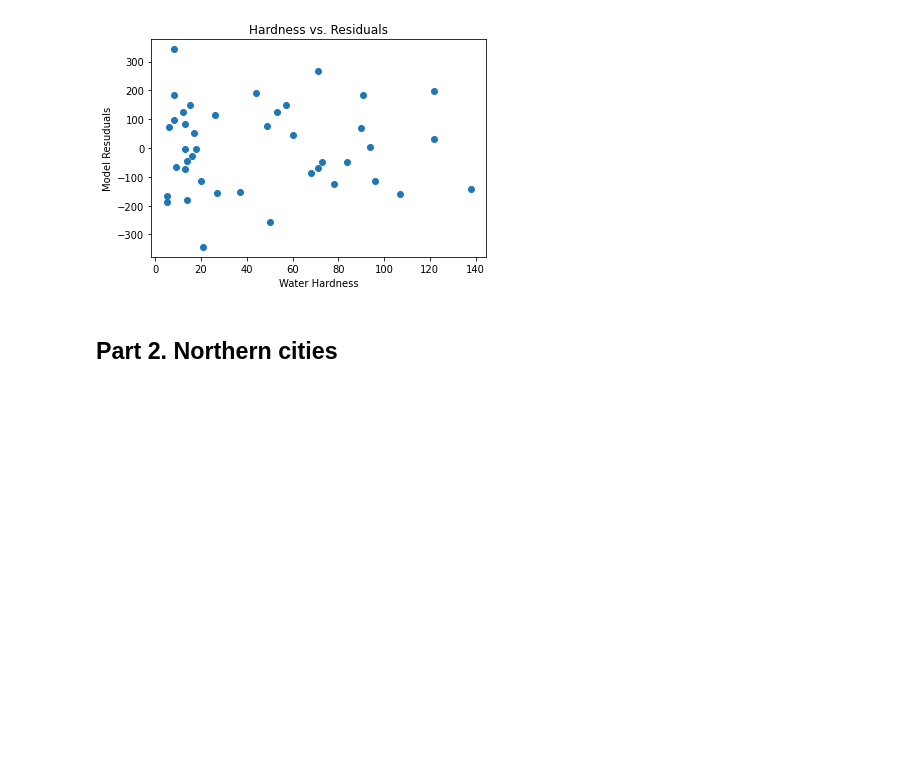
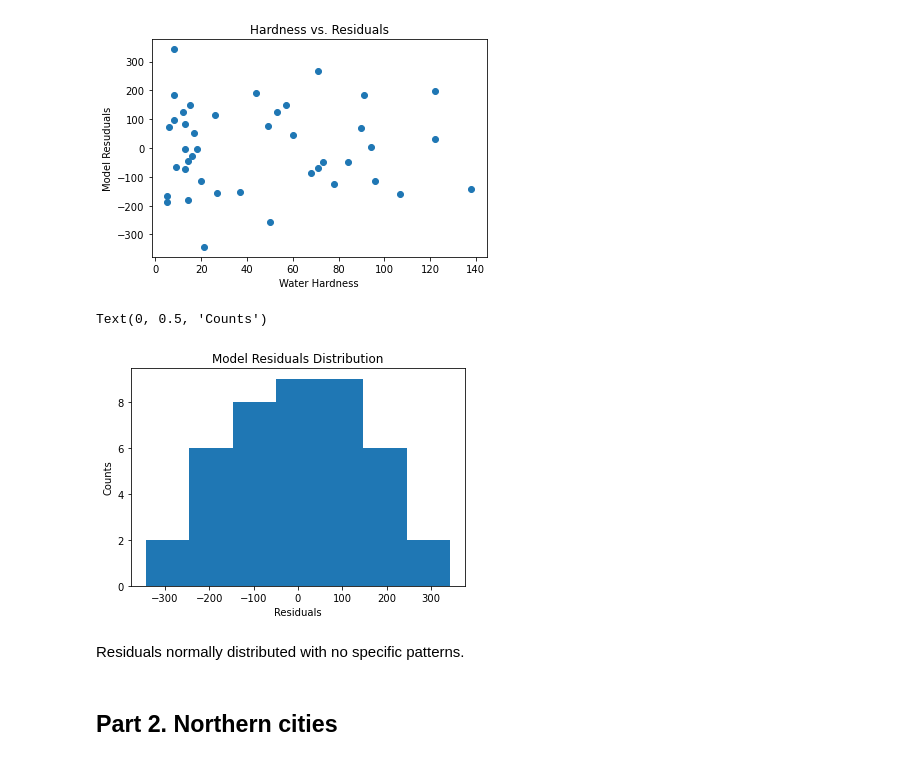
Before and after one commit to Dmitry-V-Makarov/Netology, a Jupyter notebook: pyda-13/hw/18.HW_corr_reg.ipynb, the cells around one changed output. Drawn from its saved outputs; the diff is of its cells as text; code cells hidden in the pictures; blank space fills up the shorter version.

```diff
--- a/pyda-13/hw/18.HW_corr_reg.ipynb
+++ b/pyda-13/hw/18.HW_corr_reg.ipynb
@@ -167,6 +180,16 @@ plt.ylabel('Model Resuduals')
 # %% [output]
 Text(0, 0.5, 'Model Resuduals')
 [figure]
+# %%
+plt.hist(results.resid, bins = 7)
+plt.title('Model Residuals Distribution')
+plt.xlabel('Residuals')
+plt.ylabel('Counts')
+# %% [output]
+Text(0, 0.5, 'Counts')
+[figure, added]
+# %% [markdown]
+Residuals normally distributed with no specific patterns.
 # %% [markdown]
 ## Part 2. Northern cities
 # %% [markdown]
```
Also changed, not shown: parts of 28 cells of this notebook, 1 other file.
